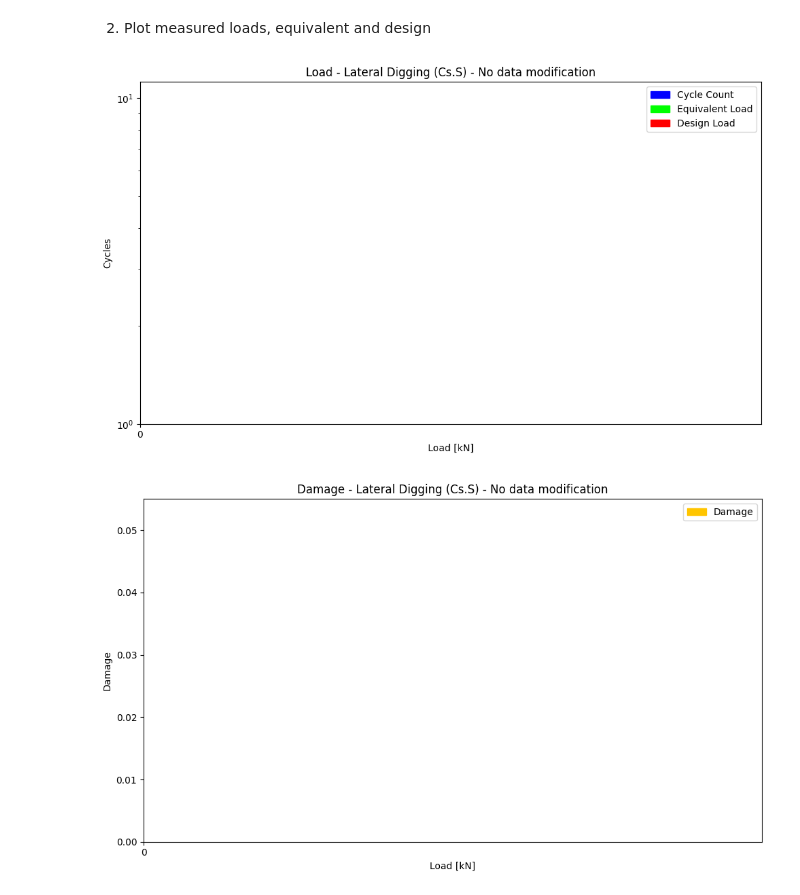
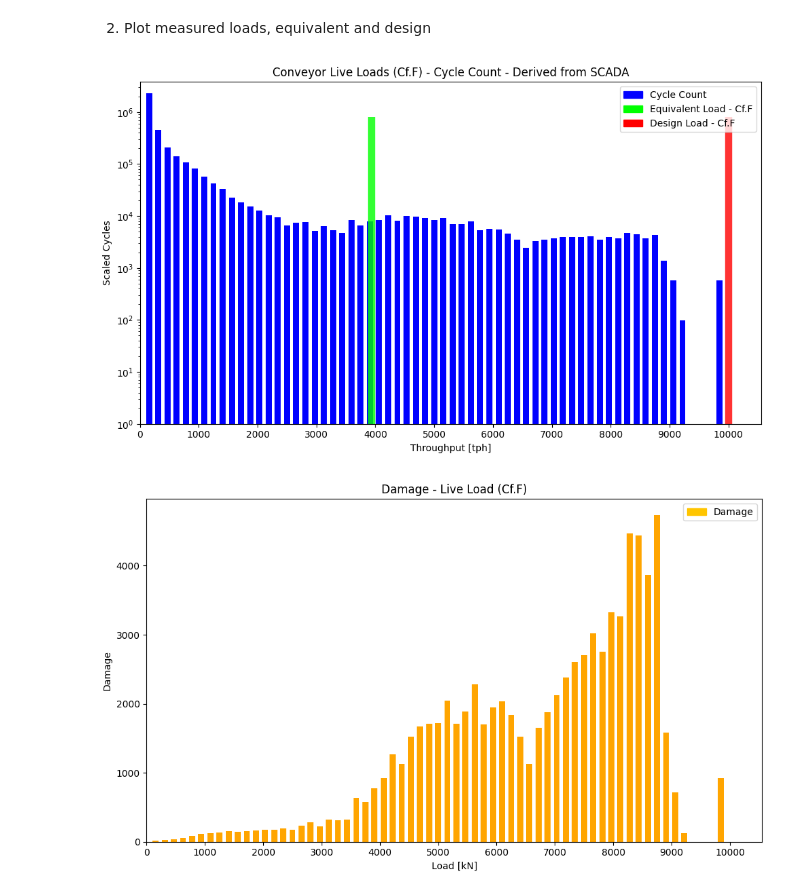
Before and after one commit to eng-dyn/Machine-Analysis, a Jupyter notebook: histogram_and_equivalent_load_plotting_v0.5.ipynb, the cells around one changed output. Cells and saved outputs as stored; diff of their text form; code cells hidden in the pictures.

Commit message:
Updated the histogram display to automatically adjust to the dataset inputted

```diff
--- a/histogram_and_equivalent_load_plotting_v0.5.ipynb
+++ b/histogram_and_equivalent_load_plotting_v0.5.ipynb
@@ -42,59 +42,59 @@ import numpy as np
 
 
 # MAIN USER INPUTS
-title = "Load - Lateral Digging (Cs.S) - No data modification"
-equivalent_load = 120        #kN assumed
-design_load = 206            #kN assumed
+title = "Conveyor Live Loads (Cf.F) - Cycle Count - Derived from SCADA"
+equivalent_load = 3937     #tph assumed
+design_load = 10000           #tph assumed
+design_cylces = 800000
 
 # SECONDARY USER INPUTS (plot manipulation stuff mostly, adjust as needed)
-tick_spacing = 20
-histogram_bars_width = 5
+tick_spacing = max(df['Span'].max(), equivalent_load, design_load)/10
+histogram_bars_width = df.iloc[-1, 0]/(len(df)-1)*0.66
 plot_vertical_lines = True              # vertical lines refers to additional lines for equivalent and design loads
-vertical_line_width = 8
-height_vertical_lines = 2*10**6
-
+vertical_line_width = 7.5
+height_vertical_lines = design_cylces
 
 # Create a bar plot
 plt.figure(figsize=(10, 6))
 bars = plt.bar(df['Span'], df['Scaled Count'], width=histogram_bars_width, color='#0000ff')
 
 # Set title and axis
 plt.title(f'{title}')
-plt.xlabel('Load [kN]')
+plt.xlabel('Throughput [tph]')
 plt.xlim(left=0)
 # plt.xlim(right=500) #Temporary overwrite
 plt.ylabel('Scaled Cycles')
 plt.yscale('log')
 plt.ylim(bottom=1)
 
 # Generate x-axis ticks
-x_min, x_max = 0, df['Span'].max()
+x_min, x_max = 0, max(df['Span'].max(), equivalent_load, design_load)
 # x_min, x_max = 0, 500 #Temporary overwrite
-tick_positions = np.arange(0, x_max + tick_spacing, tick_spacing)
+tick_positions = np.arange(0, x_max*1.1, tick_spacing)
 plt.xticks(tick_positions)
 
 # Add vertical lines
 _, y_max = plt.ylim()
 if plot_vertical_lines:
     plt.vlines(x=equivalent_load, ymin=1, ymax=min(height_vertical_lines, y_max),
            color='#00ff00', linestyle='-', linewidth=vertical_line_width, alpha=0.8)
     plt.vlines(x=design_load, ymin=1, ymax=min(height_vertical_lines, y_max),
            color='#ff0000', linestyle='-', linewidth=vertical_line_width, alpha=0.8)
 
 # Create legen
 blue_patch = mpatches.Patch(color='#0000ff', label='Cycle Count')
-red_patch = mpatches.Patch(color='#00ff00', label=f'Equivalent Load')
-green_patch = mpatches.Patch(color='#ff0000', label=f'Design Load')
+red_patch = mpatches.Patch(color='#00ff00', label=f'Equivalent Load - Cf.F')
+green_patch = mpatches.Patch(color='#ff0000', label=f'Design Load - Cf.F')
 
 # Add legend and show plot
 plt.legend(handles=[blue_patch, red_patch, green_patch])
 plt.tight_layout()
 plt.show()
 # %% [output]
-[figure, old version]
+[figure, new version]
 # %%
 # MAIN USER INPUTS
-title = "Damage - Lateral Digging (Cs.S) - No data modification"
+title = "Damage - Live Load (Cf.F)"
 
 # Create a bar plot
 plt.figure(figsize=(10, 6))
@@ -109,9 +109,9 @@ plt.ylabel('Damage')
 plt.ylim(bottom=0)
 
 # Generate x-axis ticks
-x_min, x_max = 0, df['Span'].max()
+x_min, x_max = 0, df['Span'].max()*1.1
 # x_min, x_max = 0, 500 #Temporary overwrite
-tick_positions = np.arange(0, x_max + tick_spacing, tick_spacing)
+tick_positions = np.arange(0, x_max, tick_spacing)
 plt.xticks(tick_positions)
 
 # Create legend
@@ -123,4 +123,4 @@ plt.legend(handles=[orange_patch])
 plt.tight_layout()
 plt.show()
 # %% [output]
-[figure, old version]
+[figure, new version]
```
Also changed, not shown: parts of 1 cell of this notebook, 1 other file.
